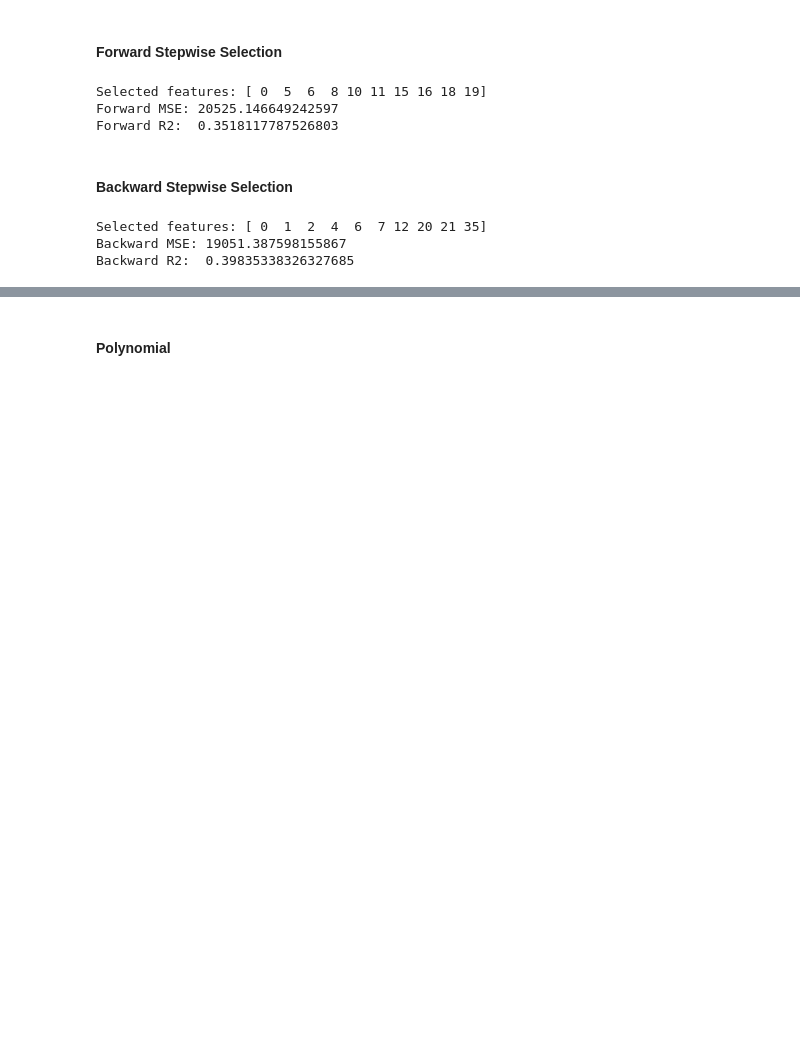
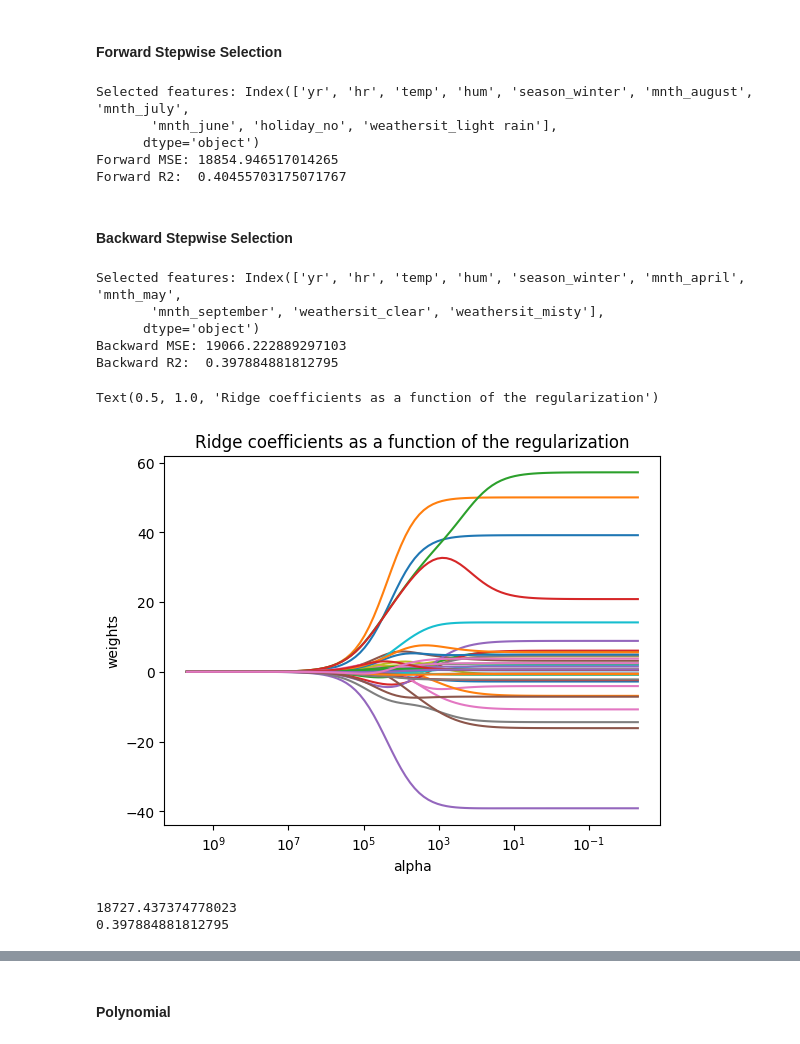
Before and after one commit to aa57c/CS_5568_Project, a Jupyter notebook: project_final.ipynb, the cells around one changed output, grey strips where cells are left out. Drawn from its saved outputs; the diff is of its cells as text; code cells hidden in the pictures; blank space fills up the shorter version.

```diff
--- a/project_final.ipynb
+++ b/project_final.ipynb
@@ -267,7 +323,8 @@ selector = SequentialFeatureSelector(est, direction='forward', scoring='neg_mean
 selector = selector.fit(X_train, y_train)
 
 selected_features = np.where(selector.support_)[0]
-print("Selected features:", selected_features)
+selected_feature_names = feature_names[selected_features]
+print("Selected features:", selected_feature_names)
 
 fwd_model = LinearRegression().fit(X_train[:, selected_features], y_train)
 
@@ -277,9 +334,11 @@ r2 = r2_score(y_test, y_pred)
 print("Forward MSE:", mse)
 print("Forward R2: ", r2)
 # %% [output]
-Selected features: [ 0  5  6  8 10 11 15 16 18 19]
-Forward MSE: 20525.146649242597
-Forward R2:  0.3518117787526803
+Selected features: Index(['yr', 'hr', 'temp', 'hum', 'season_winter', 'mnth_august', 'mnth_july',
+       'mnth_june', 'holiday_no', 'weathersit_light rain'],
+      dtype='object')
+Forward MSE: 18854.946517014265
+Forward R2:  0.40455703175071767
 # %% [markdown]
 #### Backward Stepwise Selection
 # %%
@@ -288,7 +347,8 @@ selector = SequentialFeatureSelector(est, direction='backward', scoring='neg_mea
 selector = selector.fit(X_train, y_train)
 
 selected_features = np.where(selector.support_)[0]
-print("Selected features:", selected_features)
+selected_feature_names = feature_names[selected_features]
+print("Selected features:", selected_feature_names)
 
 fwd_model = LinearRegression().fit(X_train[:, selected_features], y_train)
 
@@ -298,6 +358,40 @@ r2 = r2_score(y_test, y_pred)
 print("Backward MSE:", mse)
 print("Backward R2: ", r2)
 # %% [output]
-Selected features: [ 0  1  2  4  6  7 12 20 21 35]
-Backward MSE: 19051.387598155867
-Backward R2:  0.39835338326327685
+Selected features: Index(['yr', 'hr', 'temp', 'hum', 'season_winter', 'mnth_april', 'mnth_may',
+       'mnth_september', 'weathersit_clear', 'weathersit_misty'],
+      dtype='object')
+Backward MSE: 19066.222889297103
+Backward R2:  0.397884881812795
+# %%
+alphas = 10**np.linspace(10, -2, 100)*0.5
+
+ridge = Ridge()
+coefs = []
+
+for a in alphas:
+    ridge.set_params(alpha=a)
+    ridge.fit(scale(X_encoded), y)
+    coefs.append(ridge.coef_)
+
+ax = plt.gca()
+ax.plot(alphas, coefs)
+ax.set_xscale('log')
+ax.set_xlim(ax.get_xlim()[::-1])
+plt.axis('tight')
+plt.xlabel('alpha')
+plt.ylabel('weights')
+plt.title('Ridge coefficients as a function of the regularization')
+# %% [output]
+Text(0.5, 1.0, 'Ridge coefficients as a function of the regularization')
+[figure, added]
+# %%
+ridge = Ridge(alpha=X_train.shape[1]/100000)
+ridge.fit(X_train, y_train)
+pred = ridge.predict(X_test)
+
+print(mean_squared_error(y_test, pred))
+print(r2_score(y_test, y_pred))
+# %% [output]
+18727.437374778023
+0.397884881812795
```
Also changed, not shown: parts of 18 cells of this notebook.
